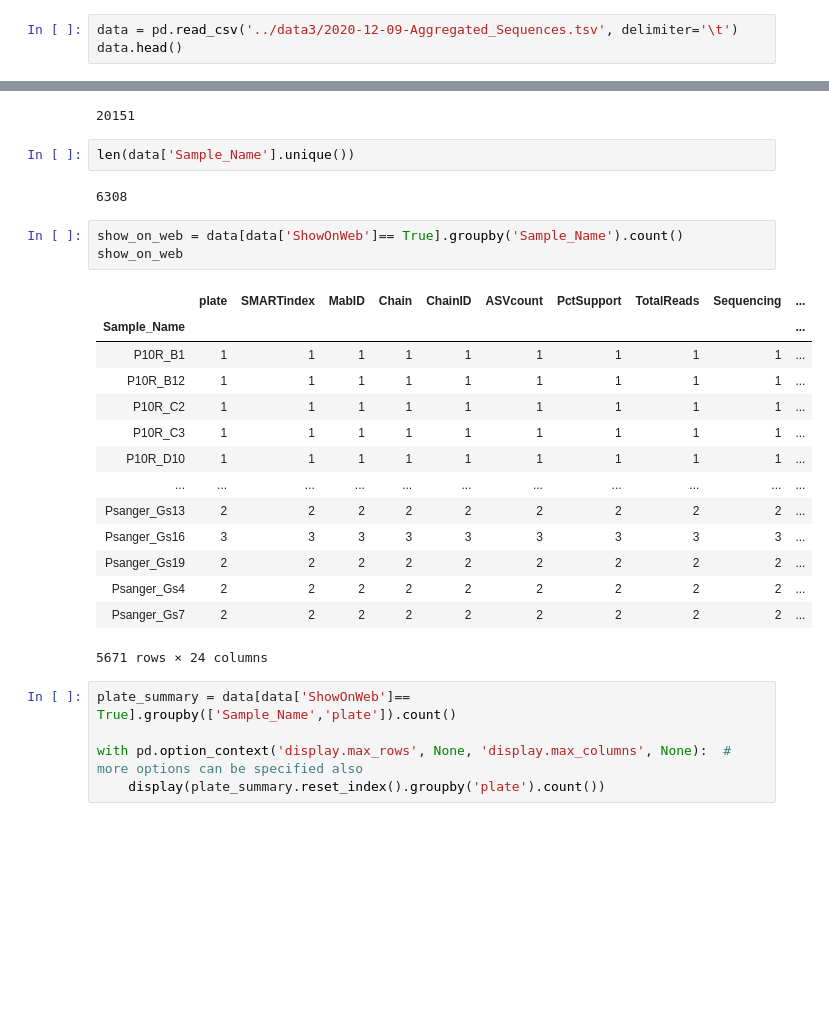
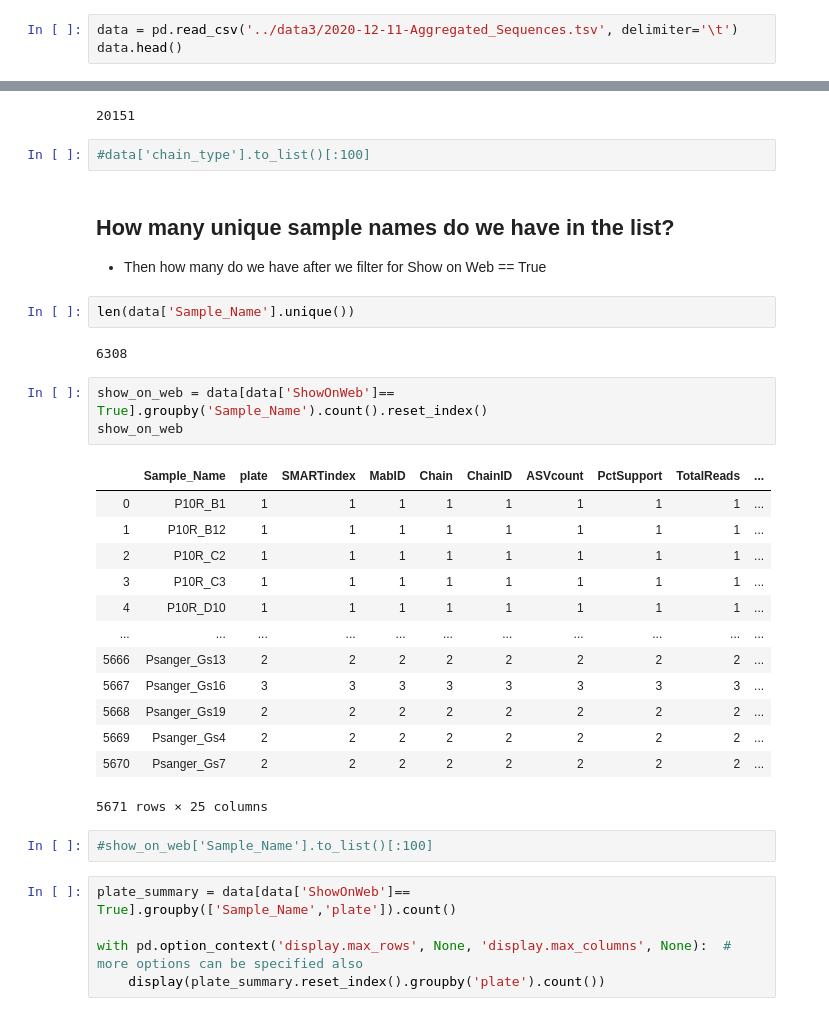
Before and after one commit to ucdavis-bioinformatics/NeuroMabSeq, a Jupyter notebook: trimmer/Diagnostics.ipynb, the cells around one changed output, grey strips where cells are left out. Cells and saved outputs as stored; diff of their text form; blank space fills up the shorter version.

```diff
--- a/trimmer/Diagnostics.ipynb
+++ b/trimmer/Diagnostics.ipynb
@@ -3,5 +5,5 @@ import pandas as pd
 # %%
-data = pd.read_csv('../data3/2020-12-09-Aggregated_Sequences.tsv', delimiter='\t')
+data = pd.read_csv('../data3/2020-12-11-Aggregated_Sequences.tsv', delimiter='\t')
 data.head()
 # %% [output]
 |  | Sample_Name | plate | SMARTindex | MabID | Chain | ChainID | ASVcount | PctSupport | TotalReads | ... |
@@ -31,28 +33,34 @@ data.groupby('Sample_Name').head()
 len(data)
 # %% [output]
 20151
+# %%
+#data['chain_type'].to_list()[:100]
+# %% [markdown]
+## How many unique sample names do we have in the list?
+- Then how many do we have after we filter for Show on Web == True
 # %%
 len(data['Sample_Name'].unique())
 # %% [output]
 6308
 # %%
-show_on_web = data[data['ShowOnWeb']== True].groupby('Sample_Name').count()
+show_on_web = data[data['ShowOnWeb']== True].groupby('Sample_Name').count().reset_index()
 show_on_web
 # %% [output]
-|  | plate | SMARTindex | MabID | Chain | ChainID | ASVcount | PctSupport | TotalReads | Sequencing | ... |
-| Sample_Name |  |  |  |  |  |  |  |  |  | ... |
-| P10R_B1 | 1 | 1 | 1 | 1 | 1 | 1 | 1 | 1 | 1 | ... |
-| P10R_B12 | 1 | 1 | 1 | 1 | 1 | 1 | 1 | 1 | 1 | ... |
-| P10R_C2 | 1 | 1 | 1 | 1 | 1 | 1 | 1 | 1 | 1 | ... |
-| P10R_C3 | 1 | 1 | 1 | 1 | 1 | 1 | 1 | 1 | 1 | ... |
-| P10R_D10 | 1 | 1 | 1 | 1 | 1 | 1 | 1 | 1 | 1 | ... |
+|  | Sample_Name | plate | SMARTindex | MabID | Chain | ChainID | ASVcount | PctSupport | TotalReads | ... |
+| 0 | P10R_B1 | 1 | 1 | 1 | 1 | 1 | 1 | 1 | 1 | ... |
+| 1 | P10R_B12 | 1 | 1 | 1 | 1 | 1 | 1 | 1 | 1 | ... |
+| 2 | P10R_C2 | 1 | 1 | 1 | 1 | 1 | 1 | 1 | 1 | ... |
+| 3 | P10R_C3 | 1 | 1 | 1 | 1 | 1 | 1 | 1 | 1 | ... |
+| 4 | P10R_D10 | 1 | 1 | 1 | 1 | 1 | 1 | 1 | 1 | ... |
 | ... | ... | ... | ... | ... | ... | ... | ... | ... | ... | ... |
-| Psanger_Gs13 | 2 | 2 | 2 | 2 | 2 | 2 | 2 | 2 | 2 | ... |
-| Psanger_Gs16 | 3 | 3 | 3 | 3 | 3 | 3 | 3 | 3 | 3 | ... |
-| Psanger_Gs19 | 2 | 2 | 2 | 2 | 2 | 2 | 2 | 2 | 2 | ... |
-| Psanger_Gs4 | 2 | 2 | 2 | 2 | 2 | 2 | 2 | 2 | 2 | ... |
-| Psanger_Gs7 | 2 | 2 | 2 | 2 | 2 | 2 | 2 | 2 | 2 | ... |
+| 5666 | Psanger_Gs13 | 2 | 2 | 2 | 2 | 2 | 2 | 2 | 2 | ... |
+| 5667 | Psanger_Gs16 | 3 | 3 | 3 | 3 | 3 | 3 | 3 | 3 | ... |
+| 5668 | Psanger_Gs19 | 2 | 2 | 2 | 2 | 2 | 2 | 2 | 2 | ... |
+| 5669 | Psanger_Gs4 | 2 | 2 | 2 | 2 | 2 | 2 | 2 | 2 | ... |
+| 5670 | Psanger_Gs7 | 2 | 2 | 2 | 2 | 2 | 2 | 2 | 2 | ... |
-5671 rows × 24 columns
+5671 rows × 25 columns
+# %%
+#show_on_web['Sample_Name'].to_list()[:100]
 # %%
 plate_summary = data[data['ShowOnWeb']== True].groupby(['Sample_Name','plate']).count()
 
```
Also changed, not shown: parts of 47 cells of this notebook, 4 other files.
